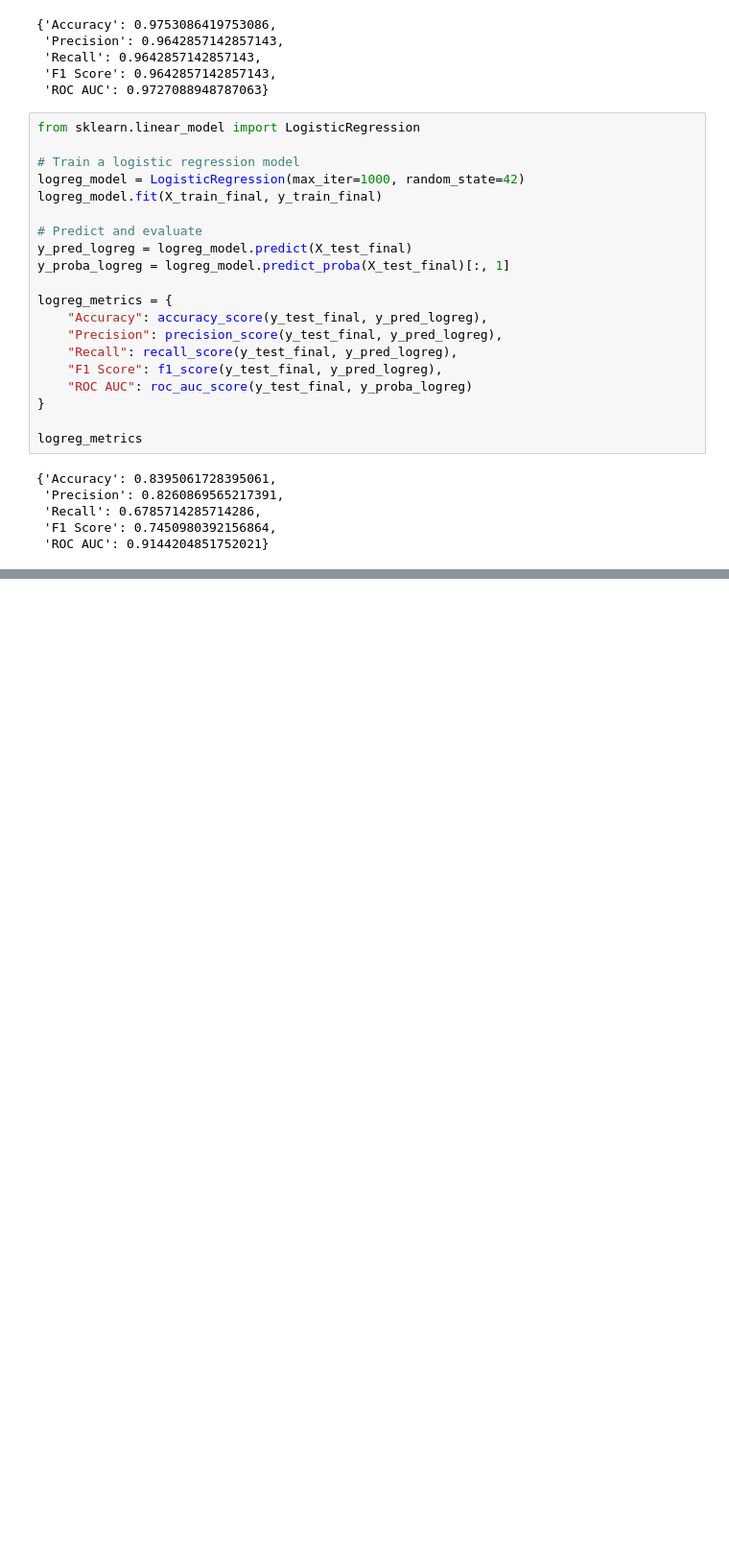
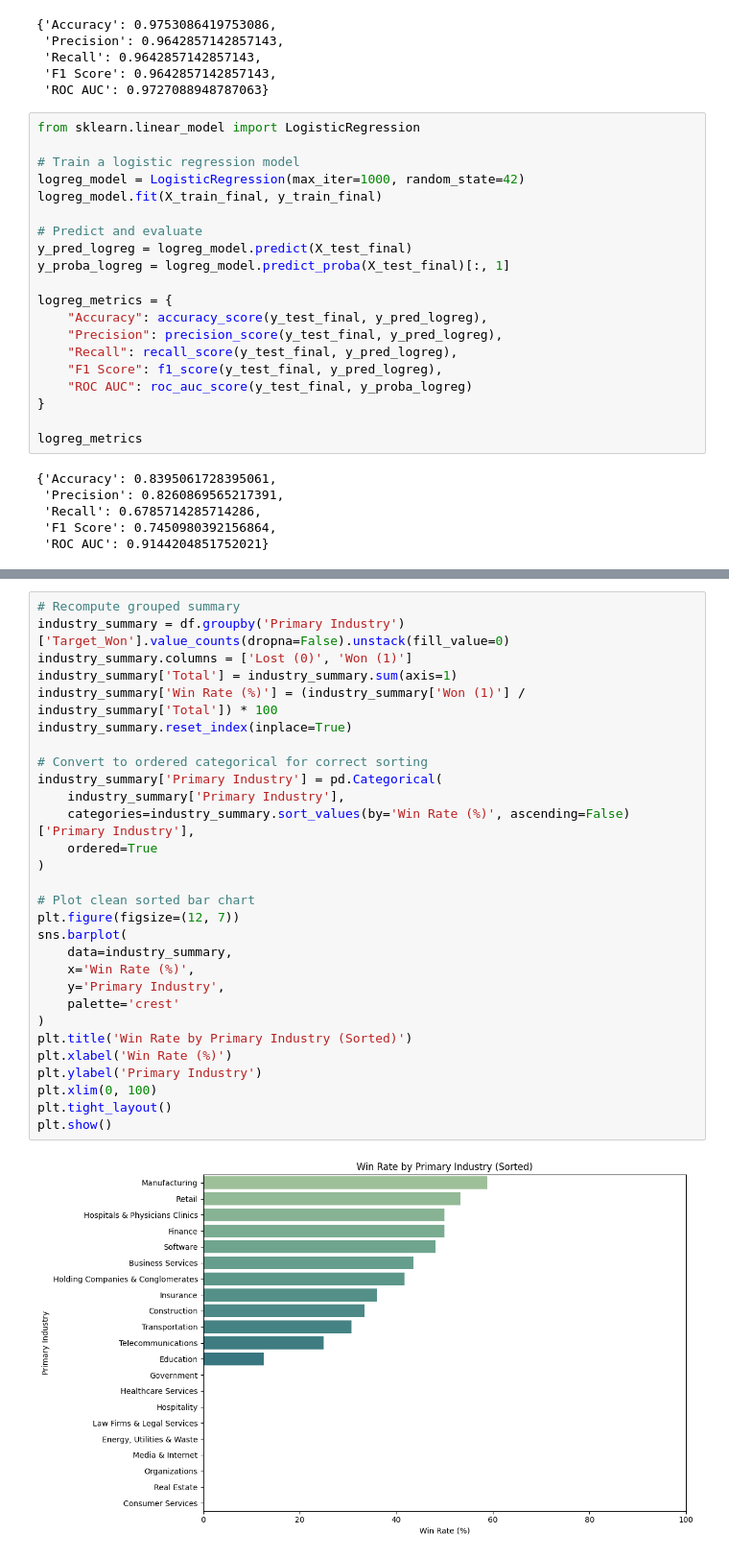
Before and after one commit to rroshann/ML_midterm_project, a Jupyter notebook: notebooks/Roshan/modeling_final.ipynb, the cells around one changed output, grey strips where cells are left out. Shown at 96% size. Cells and saved outputs as stored; diff of their text form; blank space fills up the shorter version.

```diff
--- a/notebooks/Roshan/modeling_final.ipynb
+++ b/notebooks/Roshan/modeling_final.ipynb
@@ -876,0 +941,31 @@ logreg_metrics
+# %%
+# Recompute grouped summary
+industry_summary = df.groupby('Primary Industry')['Target_Won'].value_counts(dropna=False).unstack(fill_value=0)
+industry_summary.columns = ['Lost (0)', 'Won (1)']
+industry_summary['Total'] = industry_summary.sum(axis=1)
+industry_summary['Win Rate (%)'] = (industry_summary['Won (1)'] / industry_summary['Total']) * 100
+industry_summary.reset_index(inplace=True)
+
+# Convert to ordered categorical for correct sorting
+industry_summary['Primary Industry'] = pd.Categorical(
+    industry_summary['Primary Industry'],
+    categories=industry_summary.sort_values(by='Win Rate (%)', ascending=False)['Primary Industry'],
+    ordered=True
+)
+
+# Plot clean sorted bar chart
+plt.figure(figsize=(12, 7))
+sns.barplot(
+    data=industry_summary,
+    x='Win Rate (%)',
+    y='Primary Industry',
+    palette='crest'
+)
+plt.title('Win Rate by Primary Industry (Sorted)')
+plt.xlabel('Win Rate (%)')
+plt.ylabel('Primary Industry')
+plt.xlim(0, 100)
+plt.tight_layout()
+plt.show()
+# %% [output]
+[figure, added]
```
Also changed, not shown: parts of 10 cells of this notebook, 4 other files.
